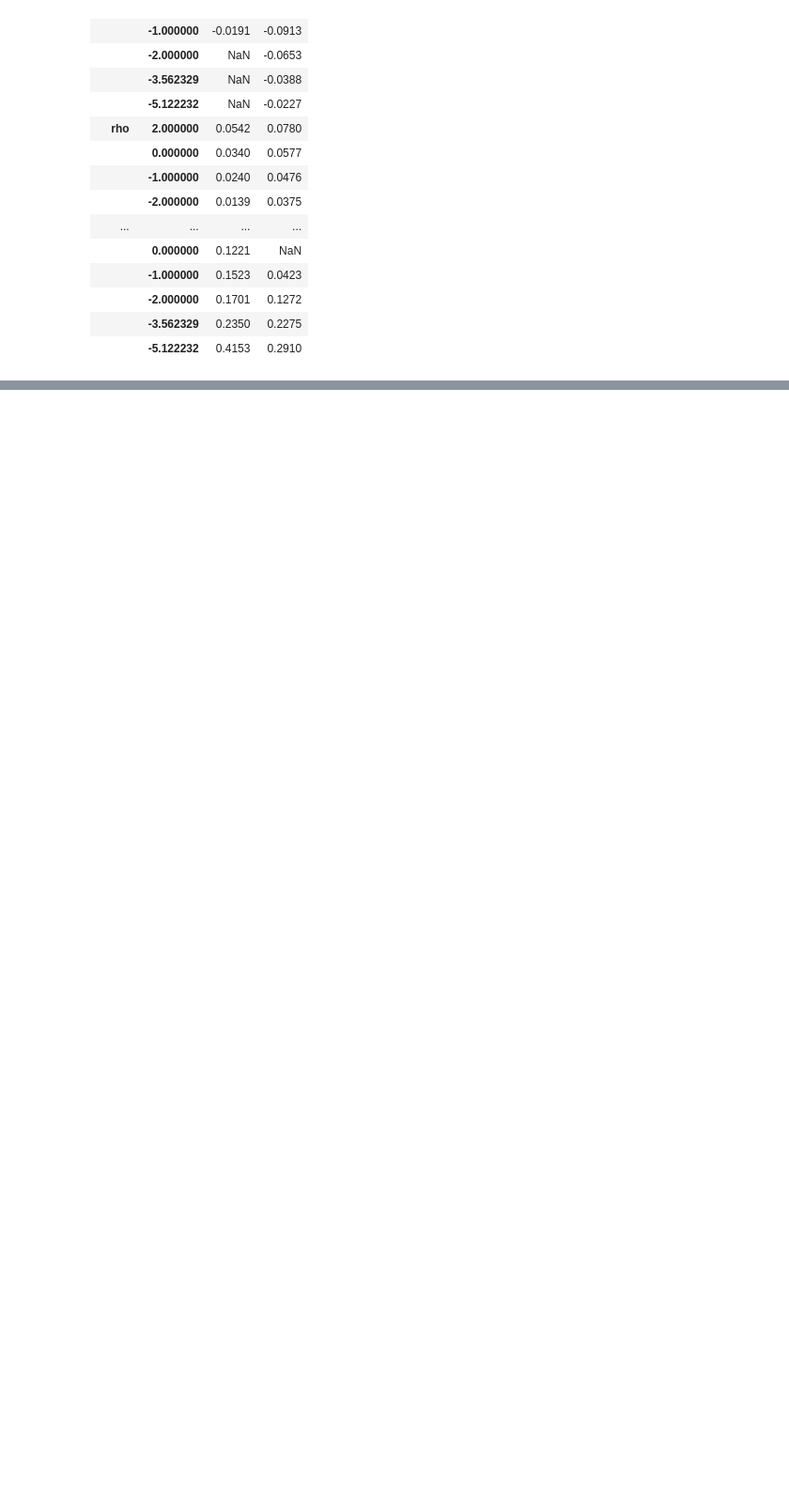
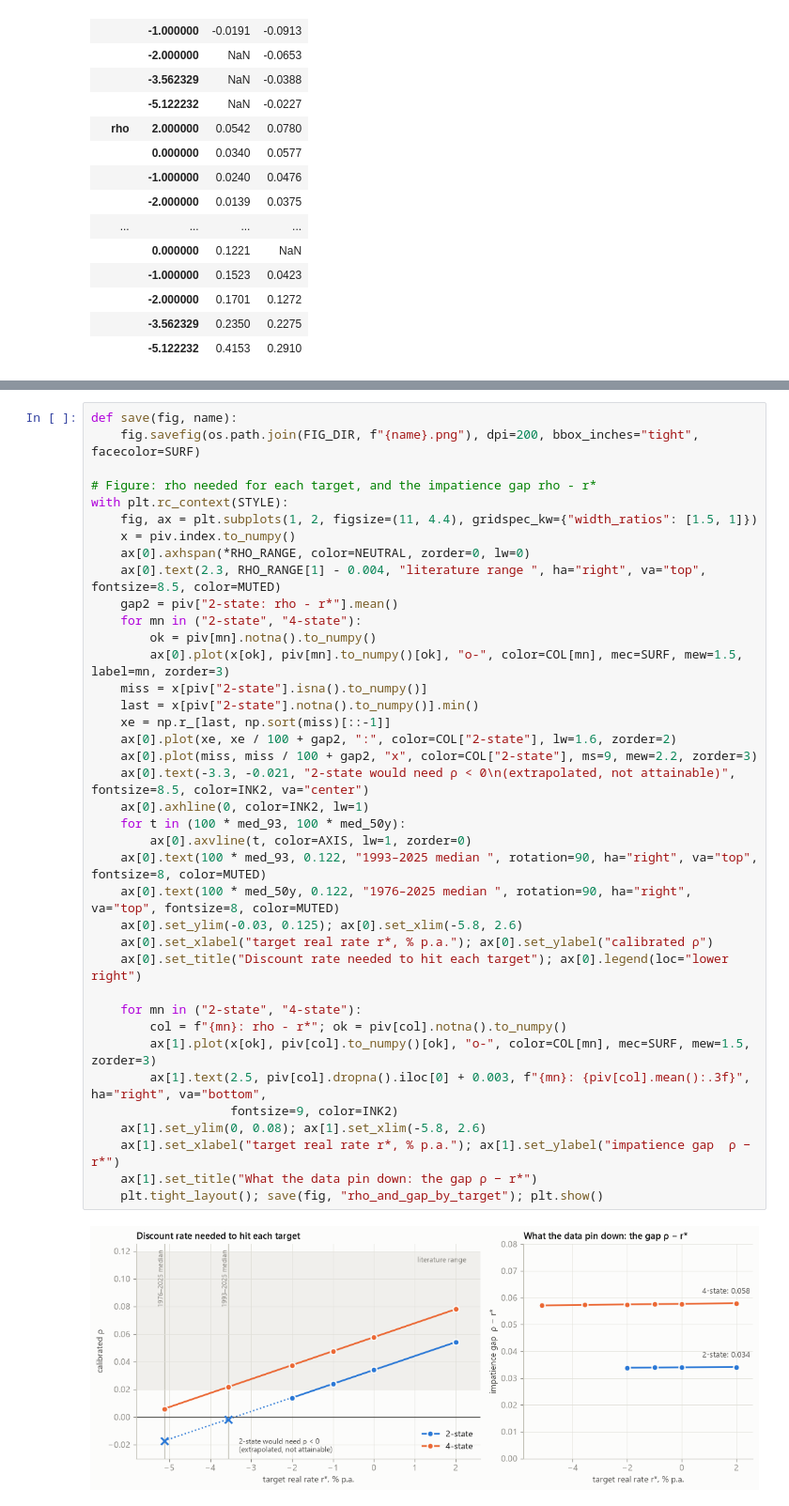
Before and after one commit to gtriberti9/Thesis_ArgFiscal, a Jupyter notebook: 8b. empirical_claims_negative_r.ipynb, the cells around one changed output, grey strips where cells are left out. Shown at 94% size. Saved outputs shown, nothing was run; the diff lists cells and outputs as text; blank space fills up the shorter version.

```diff
--- a/8b. empirical_claims_negative_r.ipynb
+++ b/8b. empirical_claims_negative_r.ipynb
@@ -818,0 +840,40 @@ with plt.rc_context(STYLE):
+# %%
+def save(fig, name):
+    fig.savefig(os.path.join(FIG_DIR, f"{name}.png"), dpi=200, bbox_inches="tight", facecolor=SURF)
+
+# Figure: rho needed for each target, and the impatience gap rho - r*
+with plt.rc_context(STYLE):
+    fig, ax = plt.subplots(1, 2, figsize=(11, 4.4), gridspec_kw={"width_ratios": [1.5, 1]})
+    x = piv.index.to_numpy()
+    ax[0].axhspan(*RHO_RANGE, color=NEUTRAL, zorder=0, lw=0)
+    ax[0].text(2.3, RHO_RANGE[1] - 0.004, "literature range ", ha="right", va="top", fontsize=8.5, color=MUTED)
+    gap2 = piv["2-state: rho - r*"].mean()
+    for mn in ("2-state", "4-state"):
+        ok = piv[mn].notna().to_numpy()
+        ax[0].plot(x[ok], piv[mn].to_numpy()[ok], "o-", color=COL[mn], mec=SURF, mew=1.5, label=mn, zorder=3)
+    miss = x[piv["2-state"].isna().to_numpy()]
+    last = x[piv["2-state"].notna().to_numpy()].min()
+    xe = np.r_[last, np.sort(miss)[::-1]]
+    ax[0].plot(xe, xe / 100 + gap2, ":", color=COL["2-state"], lw=1.6, zorder=2)
+    ax[0].plot(miss, miss / 100 + gap2, "x", color=COL["2-state"], ms=9, mew=2.2, zorder=3)
+    ax[0].text(-3.3, -0.021, "2-state would need ρ < 0\n(extrapolated, not attainable)", fontsize=8.5, color=INK2, va="center")
+    ax[0].axhline(0, color=INK2, lw=1)
+    for t in (100 * med_93, 100 * med_50y):
+        ax[0].axvline(t, color=AXIS, lw=1, zorder=0)
+    ax[0].text(100 * med_93, 0.122, "1993–2025 median ", rotation=90, ha="right", va="top", fontsize=8, color=MUTED)
+    ax[0].text(100 * med_50y, 0.122, "1976–2025 median ", rotation=90, ha="right", va="top", fontsize=8, color=MUTED)
+    ax[0].set_ylim(-0.03, 0.125); ax[0].set_xlim(-5.8, 2.6)
+    ax[0].set_xlabel("target real rate r*, % p.a."); ax[0].set_ylabel("calibrated ρ")
+    ax[0].set_title("Discount rate needed to hit each target"); ax[0].legend(loc="lower right")
+
+    for mn in ("2-state", "4-state"):
+        col = f"{mn}: rho - r*"; ok = piv[col].notna().to_numpy()
+        ax[1].plot(x[ok], piv[col].to_numpy()[ok], "o-", color=COL[mn], mec=SURF, mew=1.5, zorder=3)
+        ax[1].text(2.5, piv[col].dropna().iloc[0] + 0.003, f"{mn}: {piv[col].mean():.3f}", ha="right", va="bottom",
+                   fontsize=9, color=INK2)
+    ax[1].set_ylim(0, 0.08); ax[1].set_xlim(-5.8, 2.6)
+    ax[1].set_xlabel("target real rate r*, % p.a."); ax[1].set_ylabel("impatience gap  ρ − r*")
+    ax[1].set_title("What the data pin down: the gap ρ − r*")
+    plt.tight_layout(); save(fig, "rho_and_gap_by_target"); plt.show()
+# %% [output]
+[figure, added]
```
Also changed, not shown: parts of 11 cells of this notebook, 31 other files.
